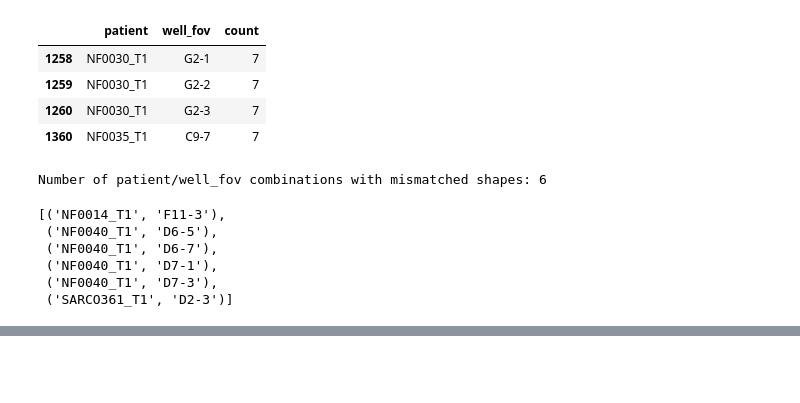
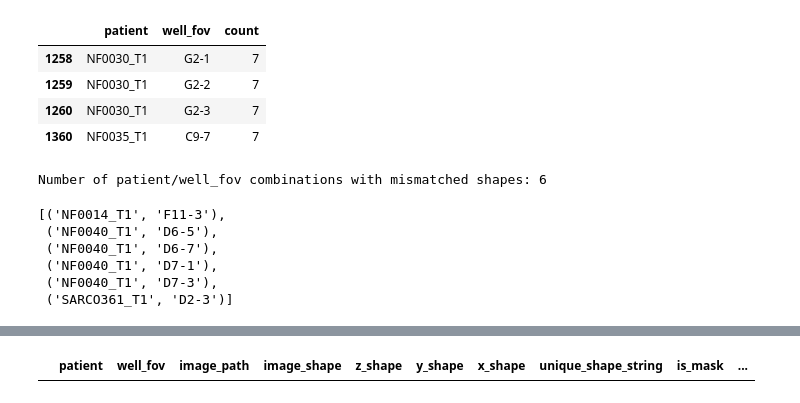
Before and after one commit to WayScience/NF1_3D_organoid_profiling_pipeline, a Jupyter notebook: 2.segment_images/notebooks/segmentation_sanity_checks.ipynb, the cells around one changed output, grey strips where cells are left out. Cells and saved outputs as stored; diff of their text form; code cells hidden in the pictures; blank space fills up the shorter version.

```diff
--- a/2.segment_images/notebooks/segmentation_sanity_checks.ipynb
+++ b/2.segment_images/notebooks/segmentation_sanity_checks.ipynb
@@ -242,0 +213,42 @@ tifffile.imread(df["image_path"].iloc[26450]).shape
+# %%
+if sanity_df_save_path.exists() and not OVERWRITE:
+    print(
+        f"Sanity check dataframe already exists at {sanity_df_save_path}. Set OVERWRITE = True to overwrite."
+    )
+    df = pd.read_parquet(sanity_df_save_path)
+else:
+    from tqdm.auto import tqdm
+
+    df["is_mask"] = df["image_path"].str.contains("mask")
+    # drop rows that are not masks
+    df = df[df["is_mask"]]
+    df["mask_labels"] = None
+    for patient in tqdm(df["patient"].unique(), desc="Patients", unit="patient"):
+        patient_save_path = pathlib.Path(f"../results/sanity_check_{patient}.parquet")
+        if patient_save_path.exists():
+            print(
+                f"Sanity check dataframe for patient {patient} already exists at {patient_save_path}. Skipping."
+            )
+            continue
+        patient_df = df[df["patient"] == patient]
+        mask_idx = patient_df["is_mask"]
+        for idx in tqdm(
+            patient_df.index[mask_idx], desc=f"Reading masks for patient {patient}"
+        ):
+            patient_df.at[idx, "mask_labels"] = np.unique(
+                tifffile.imread(patient_df.at[idx, "image_path"])
+            )
+        patient_df["mask_labels"] = patient_df["mask_labels"].apply(
+            lambda x: x.astype(np.int32) if isinstance(x, np.ndarray) else x
+        )
+        # checkpoint and save after each patient to avoid losing progress in case of errors
+        patient_df.to_parquet(patient_save_path, index=False)
+
+    dfs = []
+    for patient in df["patient"].unique():
+        patient_df = pd.read_parquet(
+            pathlib.Path(f"../results/sanity_check_{patient}.parquet")
+        )
+        dfs.append(patient_df)
+    df = pd.concat(dfs, ignore_index=True)
+    df.to_parquet(patient_save_path, index=False)
@@ -242,0 +262,5 @@ tifffile.imread(df["image_path"].iloc[26450]).shape
+# %%
+# drop all rows that do not have none in the mask_labels column
+patient_df[patient_df["mask_labels"] == None]
+# %% [output]
+|  | patient | well_fov | image_path | image_shape | z_shape | y_shape | x_shape | unique_shape_string | is_mask | ... |
```
Also changed, not shown: parts of 10 cells of this notebook, 20 other files.
